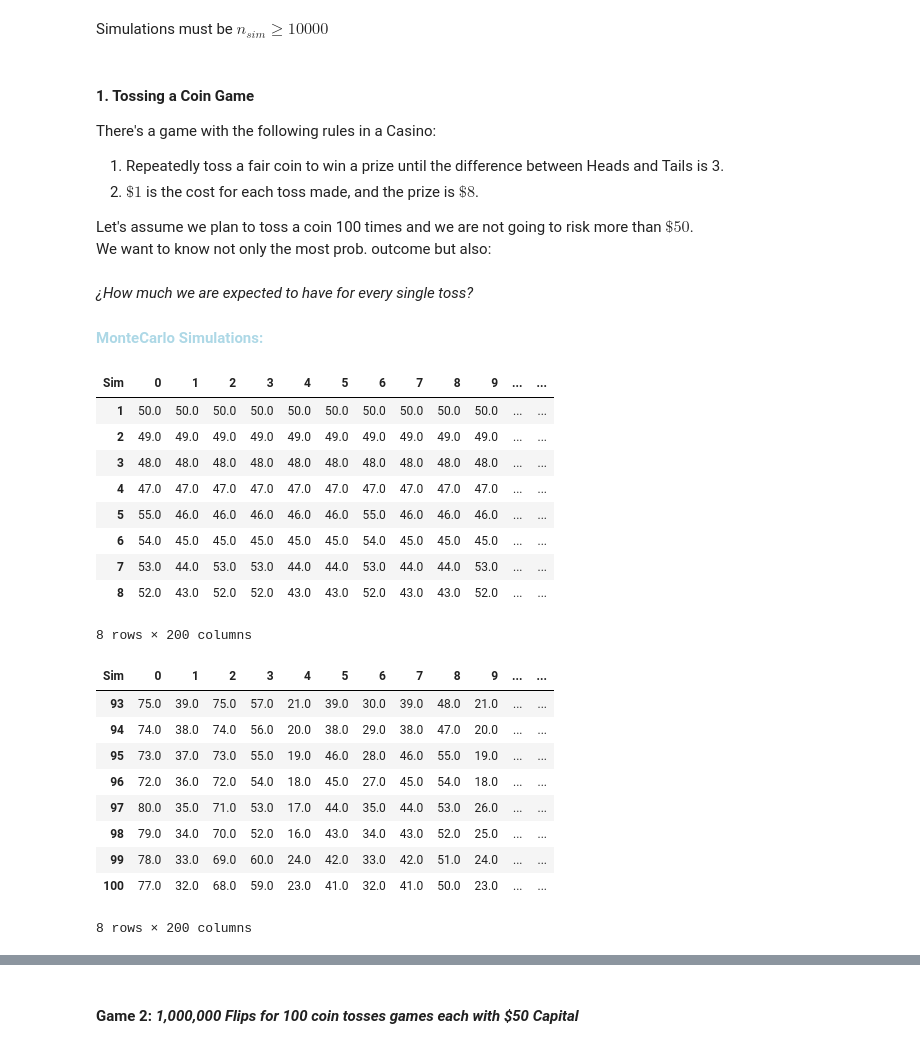
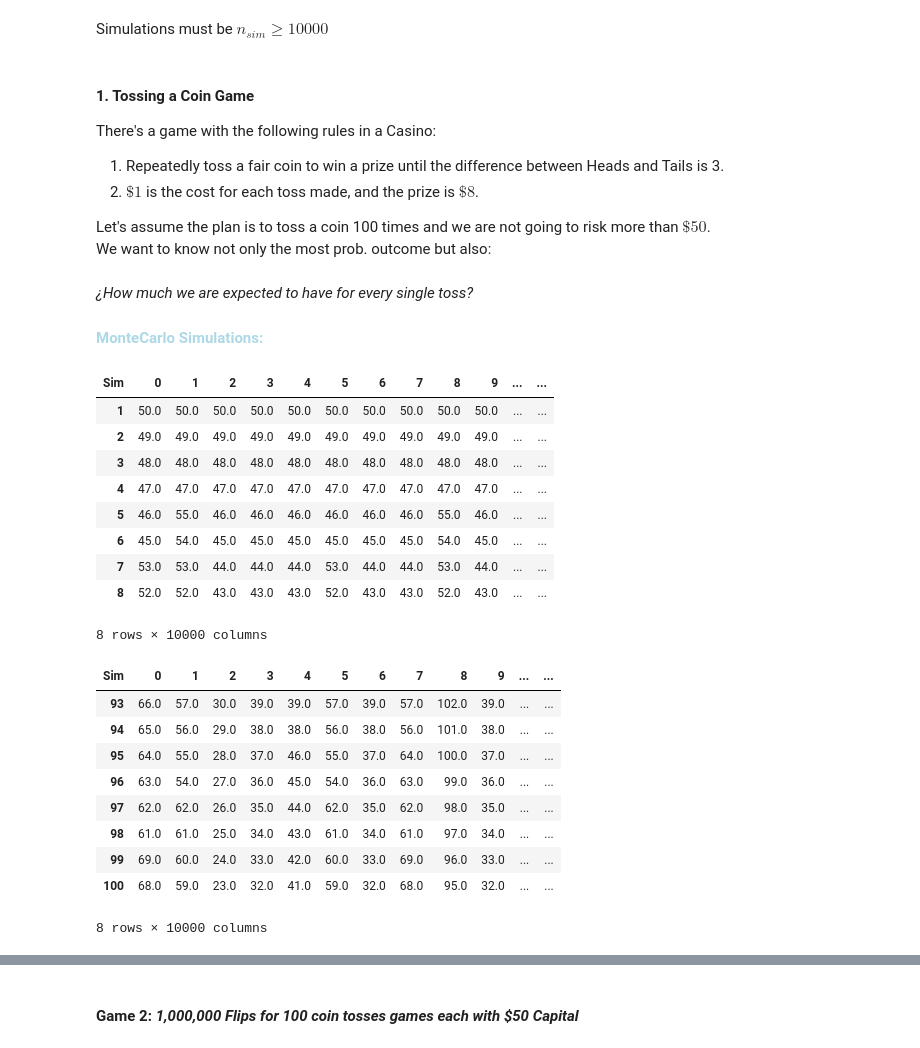
Before and after one commit to EMarquez7/Examen-1, a Jupyter notebook: MC-Simulations.ipynb, the cells around one changed output, grey strips where cells are left out. Cells and saved outputs as stored; diff of their text form; code cells hidden in the pictures.

```diff
--- a/MC-Simulations.ipynb
+++ b/MC-Simulations.ipynb
@@ -68,36 +59,36 @@ There's a game with the following rules in a Casino:<br>
 1. Repeatedly toss a fair coin to win a prize until the difference between Heads and Tails is 3.
 2. $\$1$ is the cost for each toss made, and the prize is $\$8$.
 
-Let's assume we plan to toss a coin 100 times and we are not going to risk more than $\$50$.<br>
+Let's assume the plan is to toss a coin 100 times and we are not going to risk more than $\$50$.<br>
 We want to know not only the most prob. outcome but also: <br><br>
 *¿How much we are expected to have for every single toss?*
 
 #### <span style='color:lightblue'> MonteCarlo Simulations: </span><br>
 # %%
-initial_capital, bet, n_games, prize, sim  = 50, 1, 100, 8, 200
+initial_capital, bet, n_games, prize, sim  = 50, 1, 100, 8, 10000
 df1 = dt.coin_game_sim(initial_capital, bet, n_games, prize, 0, sim).T
 df1.head(8)
 # %% [output]
 | Sim | 0 | 1 | 2 | 3 | 4 | 5 | 6 | 7 | 8 | 9 | ... | ... |
 | 1 | 50.0 | 50.0 | 50.0 | 50.0 | 50.0 | 50.0 | 50.0 | 50.0 | 50.0 | 50.0 | ... | ... |
 | 2 | 49.0 | 49.0 | 49.0 | 49.0 | 49.0 | 49.0 | 49.0 | 49.0 | 49.0 | 49.0 | ... | ... |
 | 3 | 48.0 | 48.0 | 48.0 | 48.0 | 48.0 | 48.0 | 48.0 | 48.0 | 48.0 | 48.0 | ... | ... |
 | 4 | 47.0 | 47.0 | 47.0 | 47.0 | 47.0 | 47.0 | 47.0 | 47.0 | 47.0 | 47.0 | ... | ... |
-| 5 | 55.0 | 46.0 | 46.0 | 46.0 | 46.0 | 46.0 | 55.0 | 46.0 | 46.0 | 46.0 | ... | ... |
-| 6 | 54.0 | 45.0 | 45.0 | 45.0 | 45.0 | 45.0 | 54.0 | 45.0 | 45.0 | 45.0 | ... | ... |
-| 7 | 53.0 | 44.0 | 53.0 | 53.0 | 44.0 | 44.0 | 53.0 | 44.0 | 44.0 | 53.0 | ... | ... |
-| 8 | 52.0 | 43.0 | 52.0 | 52.0 | 43.0 | 43.0 | 52.0 | 43.0 | 43.0 | 52.0 | ... | ... |
+| 5 | 46.0 | 55.0 | 46.0 | 46.0 | 46.0 | 46.0 | 46.0 | 46.0 | 55.0 | 46.0 | ... | ... |
+| 6 | 45.0 | 54.0 | 45.0 | 45.0 | 45.0 | 45.0 | 45.0 | 45.0 | 54.0 | 45.0 | ... | ... |
+| 7 | 53.0 | 53.0 | 44.0 | 44.0 | 44.0 | 53.0 | 44.0 | 44.0 | 53.0 | 44.0 | ... | ... |
+| 8 | 52.0 | 52.0 | 43.0 | 43.0 | 43.0 | 52.0 | 43.0 | 43.0 | 52.0 | 43.0 | ... | ... |
-8 rows × 200 columns
+8 rows × 10000 columns
 # %%
 df1.tail(8)
 # %% [output]
 | Sim | 0 | 1 | 2 | 3 | 4 | 5 | 6 | 7 | 8 | 9 | ... | ... |
-| 93 | 75.0 | 39.0 | 75.0 | 57.0 | 21.0 | 39.0 | 30.0 | 39.0 | 48.0 | 21.0 | ... | ... |
-| 94 | 74.0 | 38.0 | 74.0 | 56.0 | 20.0 | 38.0 | 29.0 | 38.0 | 47.0 | 20.0 | ... | ... |
-| 95 | 73.0 | 37.0 | 73.0 | 55.0 | 19.0 | 46.0 | 28.0 | 46.0 | 55.0 | 19.0 | ... | ... |
-| 96 | 72.0 | 36.0 | 72.0 | 54.0 | 18.0 | 45.0 | 27.0 | 45.0 | 54.0 | 18.0 | ... | ... |
-| 97 | 80.0 | 35.0 | 71.0 | 53.0 | 17.0 | 44.0 | 35.0 | 44.0 | 53.0 | 26.0 | ... | ... |
-| 98 | 79.0 | 34.0 | 70.0 | 52.0 | 16.0 | 43.0 | 34.0 | 43.0 | 52.0 | 25.0 | ... | ... |
-| 99 | 78.0 | 33.0 | 69.0 | 60.0 | 24.0 | 42.0 | 33.0 | 42.0 | 51.0 | 24.0 | ... | ... |
-| 100 | 77.0 | 32.0 | 68.0 | 59.0 | 23.0 | 41.0 | 32.0 | 41.0 | 50.0 | 23.0 | ... | ... |
+| 93 | 66.0 | 57.0 | 30.0 | 39.0 | 39.0 | 57.0 | 39.0 | 57.0 | 102.0 | 39.0 | ... | ... |
+| 94 | 65.0 | 56.0 | 29.0 | 38.0 | 38.0 | 56.0 | 38.0 | 56.0 | 101.0 | 38.0 | ... | ... |
+| 95 | 64.0 | 55.0 | 28.0 | 37.0 | 46.0 | 55.0 | 37.0 | 64.0 | 100.0 | 37.0 | ... | ... |
+| 96 | 63.0 | 54.0 | 27.0 | 36.0 | 45.0 | 54.0 | 36.0 | 63.0 | 99.0 | 36.0 | ... | ... |
+| 97 | 62.0 | 62.0 | 26.0 | 35.0 | 44.0 | 62.0 | 35.0 | 62.0 | 98.0 | 35.0 | ... | ... |
+| 98 | 61.0 | 61.0 | 25.0 | 34.0 | 43.0 | 61.0 | 34.0 | 61.0 | 97.0 | 34.0 | ... | ... |
+| 99 | 69.0 | 60.0 | 24.0 | 33.0 | 42.0 | 60.0 | 33.0 | 69.0 | 96.0 | 33.0 | ... | ... |
+| 100 | 68.0 | 59.0 | 23.0 | 32.0 | 41.0 | 59.0 | 32.0 | 68.0 | 95.0 | 32.0 | ... | ... |
-8 rows × 200 columns
+8 rows × 10000 columns
```
Also changed, not shown: parts of 29 cells of this notebook, 5 other files.
